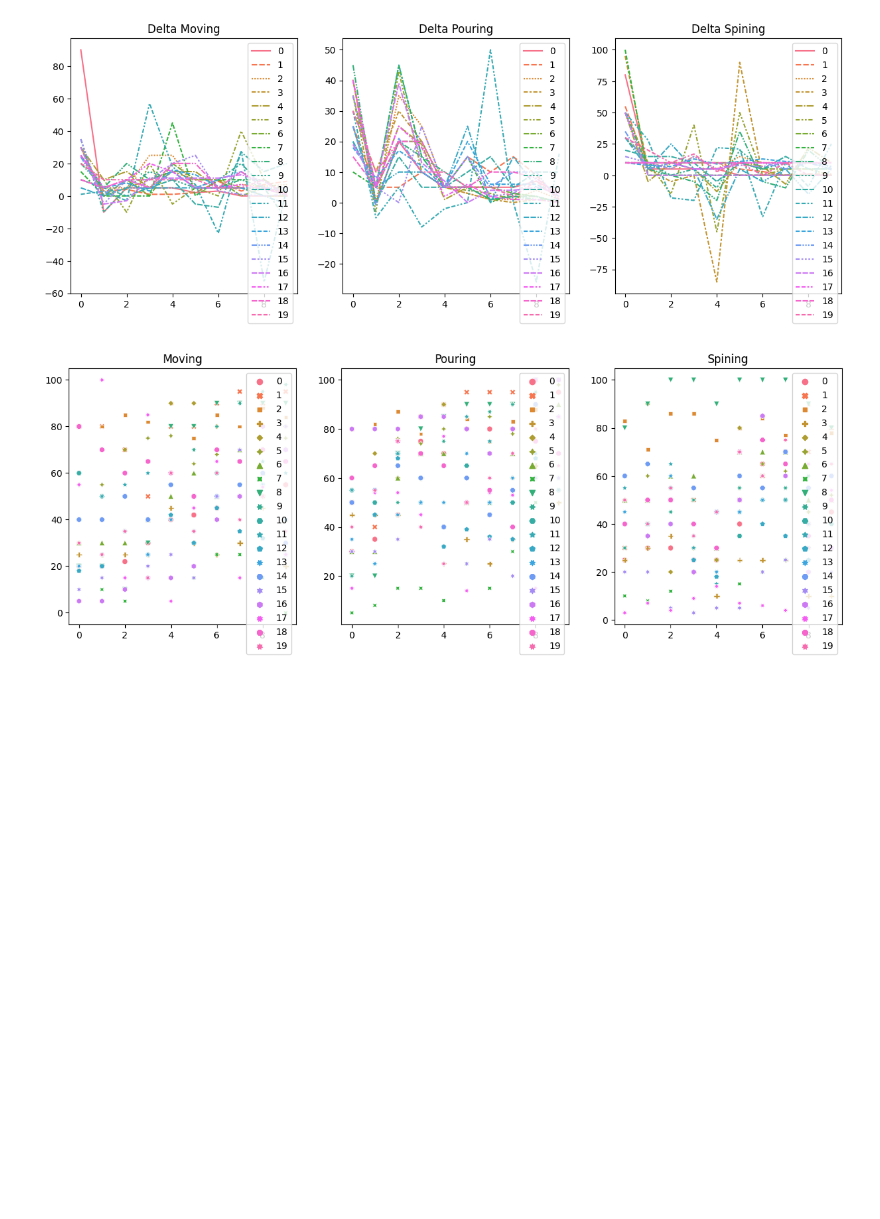
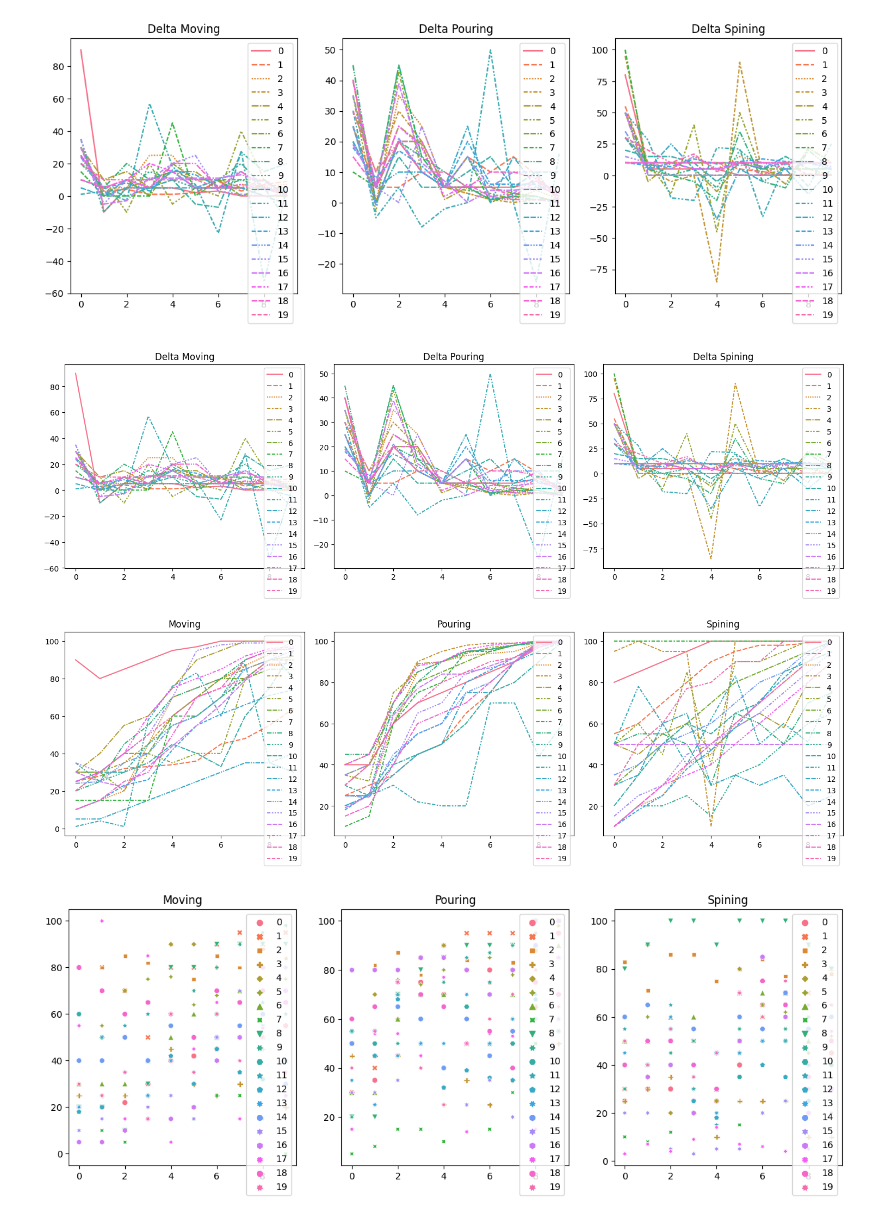
Before and after one commit to HangYu8123/Online_study_website, a Jupyter notebook: data/data_analysis.ipynb, the cells around one changed output. Saved outputs shown, nothing was run; the diff lists cells and outputs as text; code cells hidden in the pictures; blank space fills up the shorter version.

```diff
--- a/data/data_analysis.ipynb
+++ b/data/data_analysis.ipynb
@@ -208,6 +208,36 @@ axs[2].set_title('Delta Spining')
 plt.show()
 # %% [output]
 [figure]
+# %%
+import seaborn as sns
+import matplotlib.pyplot as plt
+
+fig, axs = plt.subplots(2, 3, figsize=(15, 10))
+
+# Line plots for delta_*_pro
+sns.lineplot(data=delta_moving_pro.T, ax=axs[0, 0])
+axs[0, 0].set_title('Delta Moving')
+
+sns.lineplot(data=delta_pouring_pro.T, ax=axs[0, 1])
+axs[0, 1].set_title('Delta Pouring')
+
+sns.lineplot(data=delta_spining_pro.T, ax=axs[0, 2])
+axs[0, 2].set_title('Delta Spining')
+
+# Line plots for *_pro
+sns.lineplot(data=moving_pro.T, ax=axs[1, 0])
+axs[1, 0].set_title('Moving')
+
+sns.lineplot(data=pouring_pro.T, ax=axs[1, 1])
+axs[1, 1].set_title('Pouring')
+
+sns.lineplot(data=spining_pro.T, ax=axs[1, 2])
+axs[1, 2].set_title('Spining')
+
+plt.tight_layout()
+plt.show()
+# %% [output]
+[figure, added]
 # %%
 fig, axs = plt.subplots(nrows=1, ncols=3, figsize=(15, 5))
 
```
Also changed, not shown: parts of 11 cells of this notebook.
